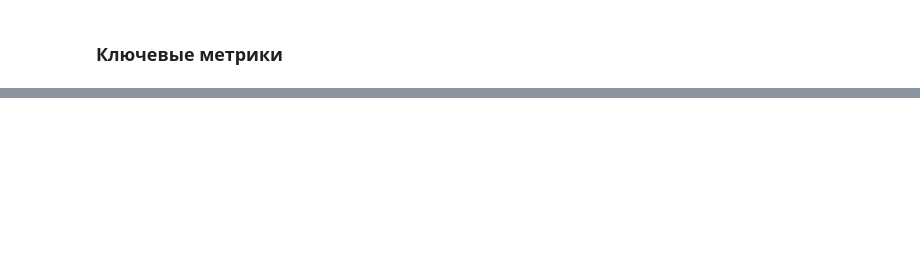
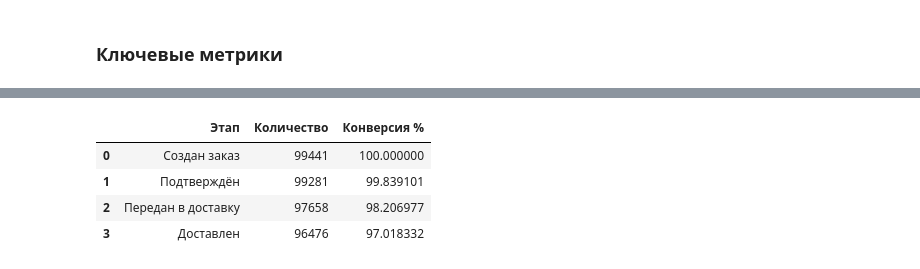
Before and after one commit to Malentaaa/product-analytics-project, a Jupyter notebook: project.ipynb, the cells around one changed output, grey strips where cells are left out. Drawn from its saved outputs; the diff is of its cells as text; code cells hidden in the pictures; blank space fills up the shorter version.

```diff
--- a/project.ipynb
+++ b/project.ipynb
@@ -935,0 +1025,23 @@ dtype: float64
+# %%
+funnel = {
+    'Создан заказ': orders['order_id'].nunique(),
+
+    'Подтверждён': orders[
+        orders['order_approved_at'].notna()
+    ]['order_id'].nunique(),
+
+    'Передан в доставку': orders[
+        orders['order_delivered_carrier_date'].notna()
+    ]['order_id'].nunique(),
+
+    'Доставлен': orders[
+        orders['order_delivered_customer_date'].notna()
+    ]['order_id'].nunique()
+}
+
+funnel_df = pd.DataFrame({
+    'Этап': funnel.keys(),
+    'Количество': funnel.values()
+})
+
+funnel_df
@@ -935,0 +1054,14 @@ dtype: float64
+# %%
+funnel_df['Конверсия %'] = (
+    funnel_df['Количество']
+    / funnel_df['Количество'].iloc[0]
+    * 100
+)
+
+funnel_df
+# %% [output]
+|  | Этап | Количество | Конверсия % |
+| 0 | Создан заказ | 99441 | 100.000000 |
+| 1 | Подтверждён | 99281 | 99.839101 |
+| 2 | Передан в доставку | 97658 | 98.206977 |
+| 3 | Доставлен | 96476 | 97.018332 |
```
Also changed, not shown: parts of 25 cells of this notebook.
